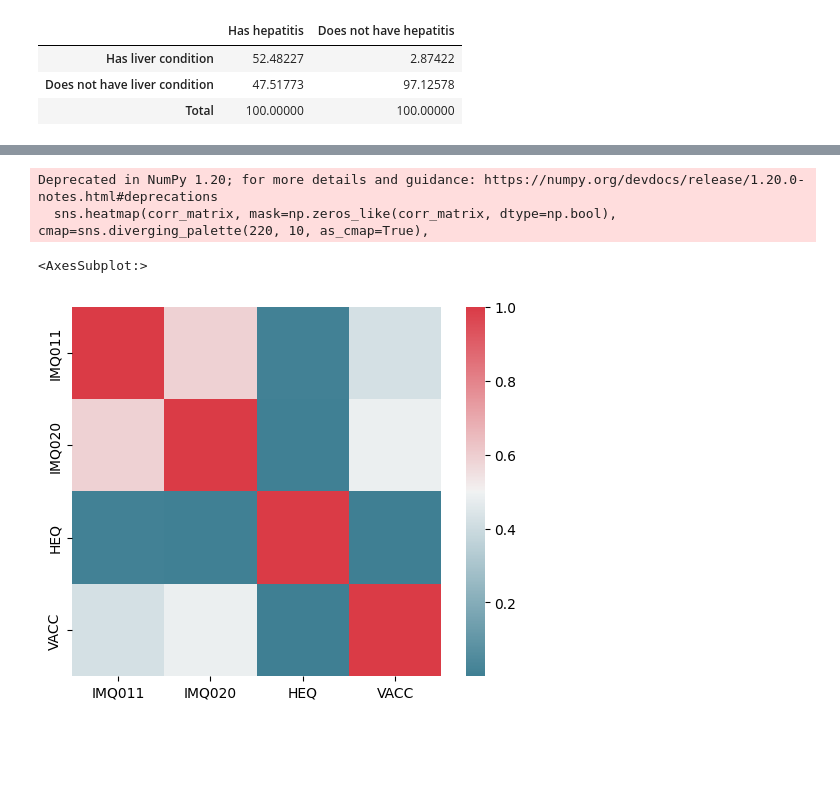
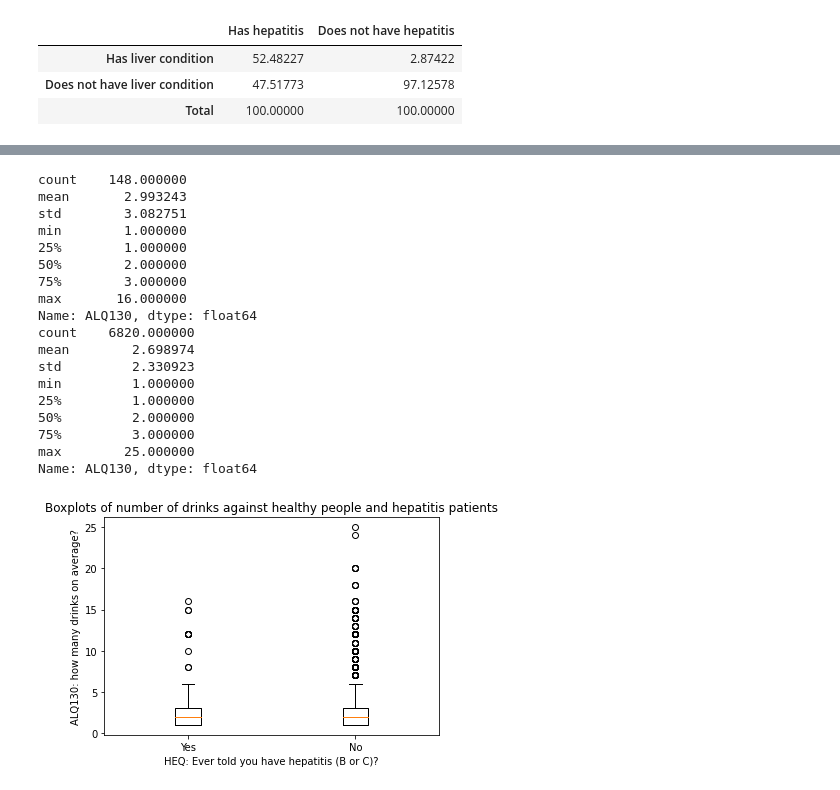
Before and after one commit to tomBaty/data301_project, a Jupyter notebook: main.ipynb, the cells around one changed output, grey strips where cells are left out. Saved outputs shown, nothing was run; the diff lists cells and outputs as text; code cells hidden in the pictures; blank space fills up the shorter version.

Commit message:
added boxplot

```diff
--- a/main.ipynb
+++ b/main.ipynb
@@ -209,15 +245,36 @@ plt.show()
-# %%
-# EDA Tom- link between vaccines and infection
-
-vacc_df = data_total[['IMQ011','IMQ020','HEQ']].copy()
-
-vacc_df["VACC"] = np.where(((vacc_df.IMQ011 < 3.0) | (vacc_df.IMQ020 < 3.0)), 1, 2)
-
-corr_matrix = vacc_df.corr(method='pearson')
-sns.heatmap(corr_matrix, mask=np.zeros_like(corr_matrix, dtype=np.bool), cmap=sns.diverging_palette(220, 10, as_cmap=True),
-            square=True)
-# %% [output]
-Deprecated in NumPy 1.20; for more details and guidance: https://numpy.org/devdocs/release/1.20.0-notes.html#deprecations
-  sns.heatmap(corr_matrix, mask=np.zeros_like(corr_matrix, dtype=np.bool), cmap=sns.diverging_palette(220, 10, as_cmap=True),
-<AxesSubplot:>
-[figure, removed]
+# %%
+subset = data_total[["HEQ","ALQ130"]]
+names = [1,2]
+list_data = []
+
+fig, ax = plt.subplots()
+
+for num in names:
+    num_data = subset.loc[(subset.HEQ==num) & (subset.ALQ130 < 700)]
+    num_data = num_data.dropna()
+    print(num_data.ALQ130.describe())
+    list_data.append(num_data.iloc[0:,1])
+ax.boxplot(list_data);
+ax.set_xticklabels(["Yes","No"])
+ax.set_title("Boxplots of number of drinks against healthy people and hepatitis patients");
+ax.set(ylabel="ALQ130: how many drinks on average?",xlabel="HEQ: Ever told you have hepatitis (B or C)?");
+# %% [output]
+count    148.000000
+mean       2.993243
+std        3.082751
+min        1.000000
+25%        1.000000
+50%        2.000000
+75%        3.000000
+max       16.000000
+Name: ALQ130, dtype: float64
+count    6820.000000
+mean        2.698974
+std         2.330923
+min         1.000000
+25%         1.000000
+50%         2.000000
+75%         3.000000
+max        25.000000
+Name: ALQ130, dtype: float64
+[figure, added]
```
Also changed, not shown: parts of 3 cells of this notebook.
